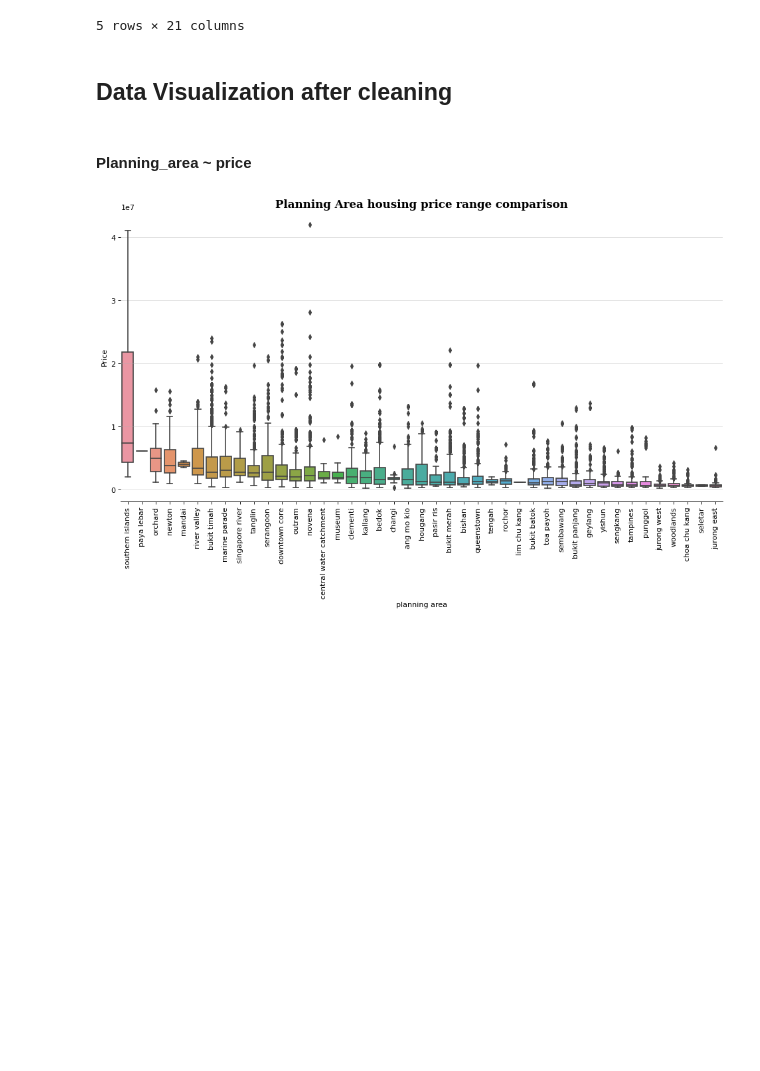
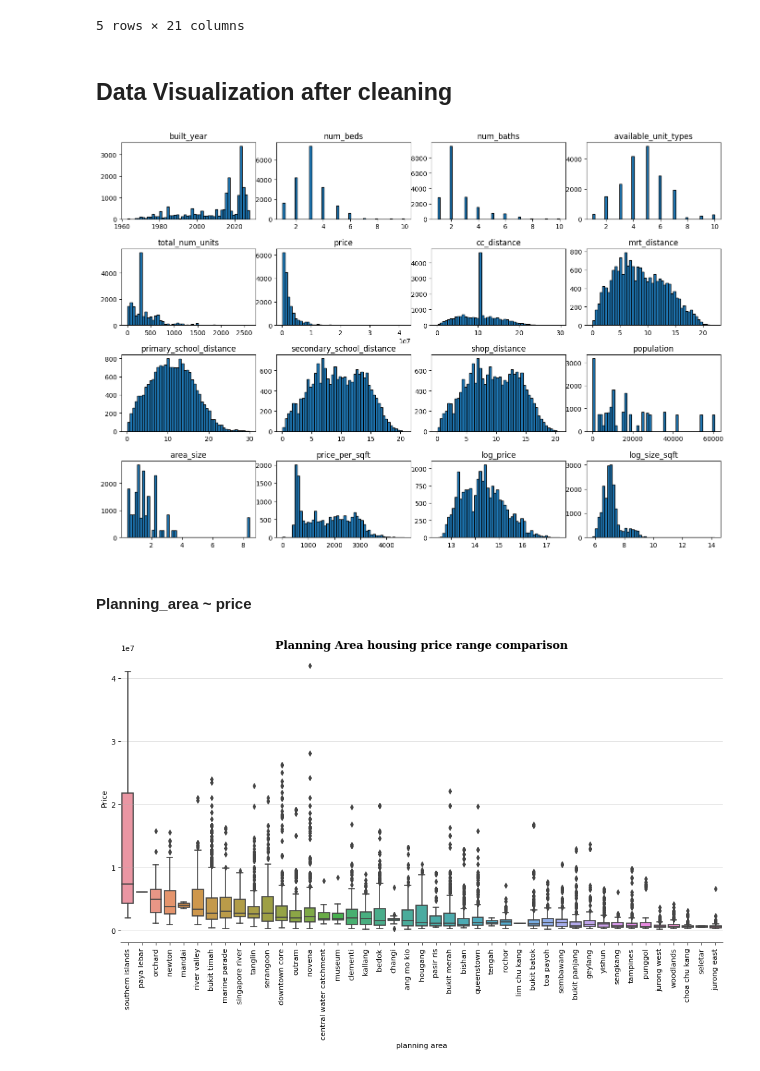
Before and after one commit to ryanchwong/is5126, a Jupyter notebook: nandar-soe.ipynb, the cells around one changed output. Cells and saved outputs as stored; diff of their text form; code cells hidden in the pictures; blank space fills up the shorter version.

```diff
--- a/nandar-soe.ipynb
+++ b/nandar-soe.ipynb
@@ -735,6 +735,14 @@ train.head()
 5 rows × 21 columns
 # %% [markdown]
 ## Data Visualization after cleaning
+# %%
+train['log_size_sqft'] = np.log(train['size_sqft'])
+plot_train = train.drop(columns=['size_sqft'])
+plot_train.hist(bins=50, figsize=(15, 10), grid=False, edgecolor='black')
+plt.tight_layout(pad=0, rect=[0, 0, 0.9, 0.9])
+plt.show()
+# %% [output]
+[figure, added]
 # %% [markdown]
 #### Planning_area ~ price
 # %%
```
Also changed, not shown: parts of 3 cells of this notebook.
